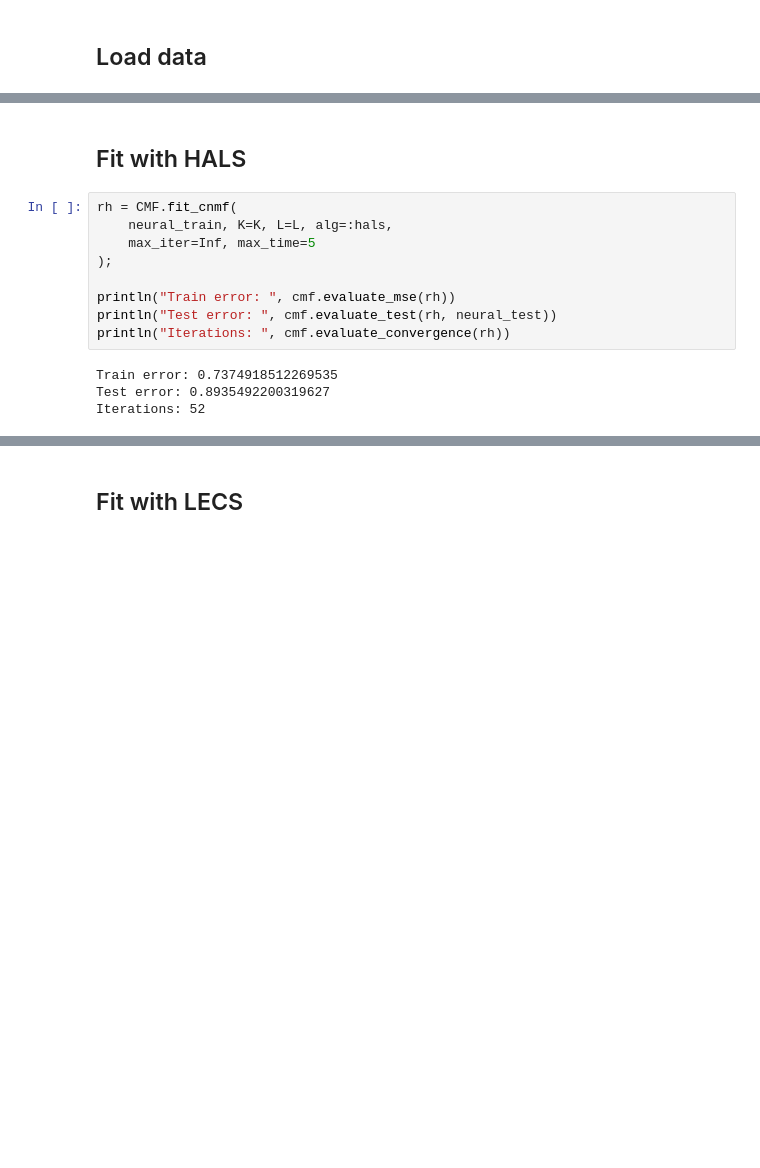
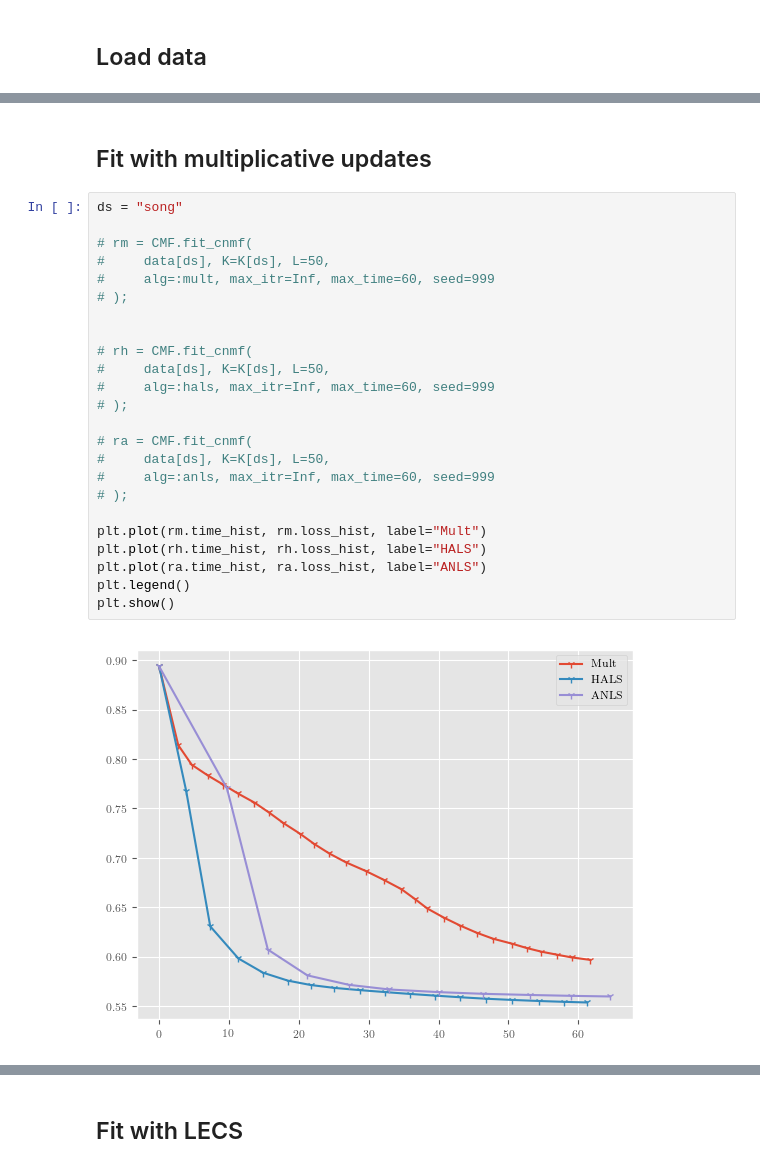
Before and after one commit to degleris1/CMF.jl, a Jupyter notebook: figures/sep_neuro.ipynb, the cells around one changed output, grey strips where cells are left out. Saved outputs shown, nothing was run; the diff lists cells and outputs as text; blank space fills up the shorter version.

Commit message:
Added some results on HALS and Mult to the notebook, to be stored temporarily.

```diff
--- a/figures/sep_neuro.ipynb
+++ b/figures/sep_neuro.ipynb
@@ -31,15 +50,28 @@ neural_test = neural[:, train_test_split+1:end];
 # %% [markdown]
-## Fit with HALS
+## Fit with multiplicative updates
-# %%
-rh = CMF.fit_cnmf(
-    neural_train, K=K, L=L, alg=:hals,
-    max_iter=Inf, max_time=5
-);
-
-println("Train error: ", cmf.evaluate_mse(rh))
-println("Test error: ", cmf.evaluate_test(rh, neural_test))
-println("Iterations: ", cmf.evaluate_convergence(rh))
-# %% [output]
-Train error: 0.7374918512269535
-Test error: 0.8935492200319627
-Iterations: 52
+# %%
+ds = "song"
+
+# rm = CMF.fit_cnmf(
+#     data[ds], K=K[ds], L=50,
+#     alg=:mult, max_itr=Inf, max_time=60, seed=999
+# );
+
+
+# rh = CMF.fit_cnmf(
+#     data[ds], K=K[ds], L=50,
+#     alg=:hals, max_itr=Inf, max_time=60, seed=999
+# );
+
+# ra = CMF.fit_cnmf(
+#     data[ds], K=K[ds], L=50,
+#     alg=:anls, max_itr=Inf, max_time=60, seed=999
+# );
+
+plt.plot(rm.time_hist, rm.loss_hist, label="Mult")
+plt.plot(rh.time_hist, rh.loss_hist, label="HALS")
+plt.plot(ra.time_hist, ra.loss_hist, label="ANLS")
+plt.legend()
+plt.show()
+# %% [output]
+[figure, added]
```
Also changed, not shown: parts of 6 cells of this notebook.
